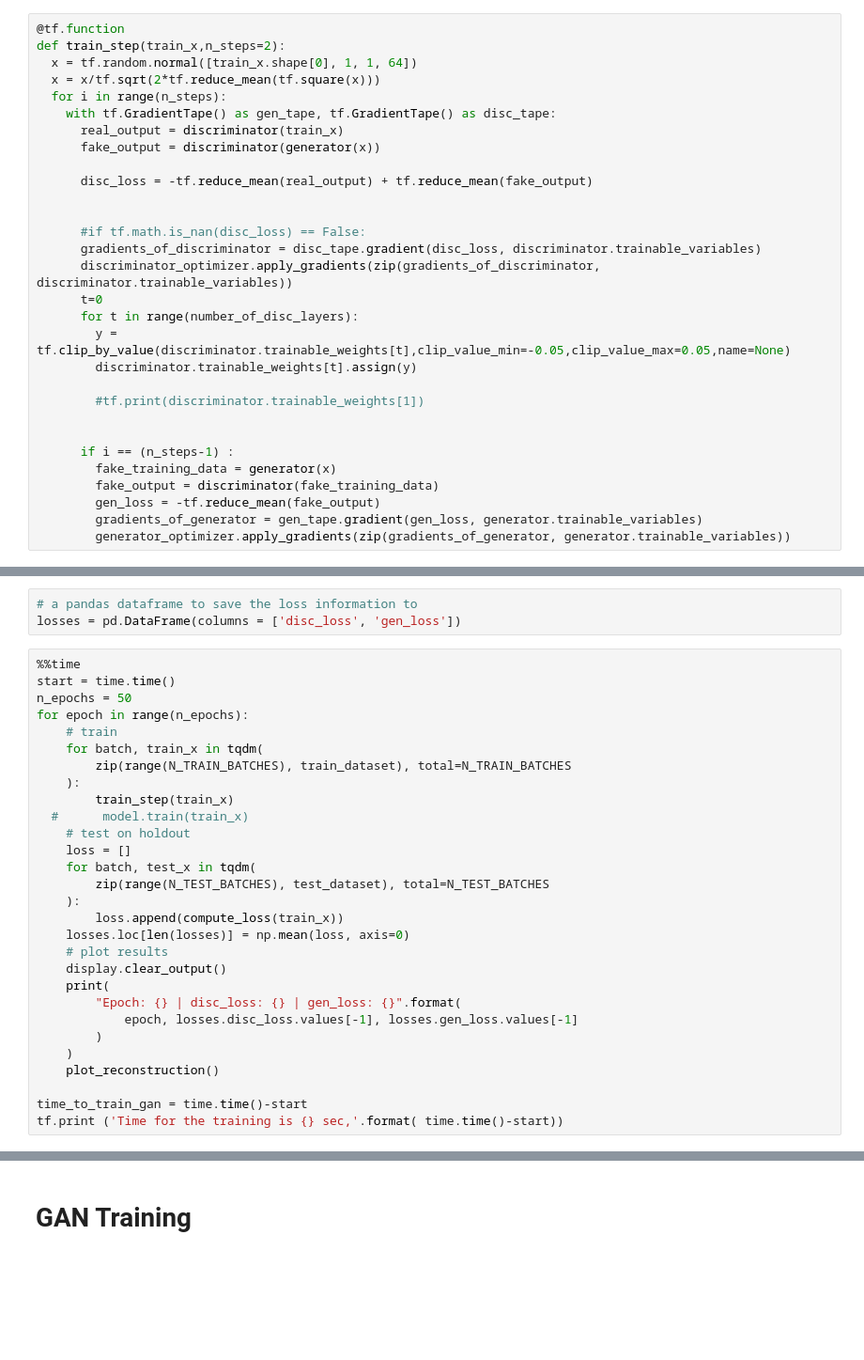
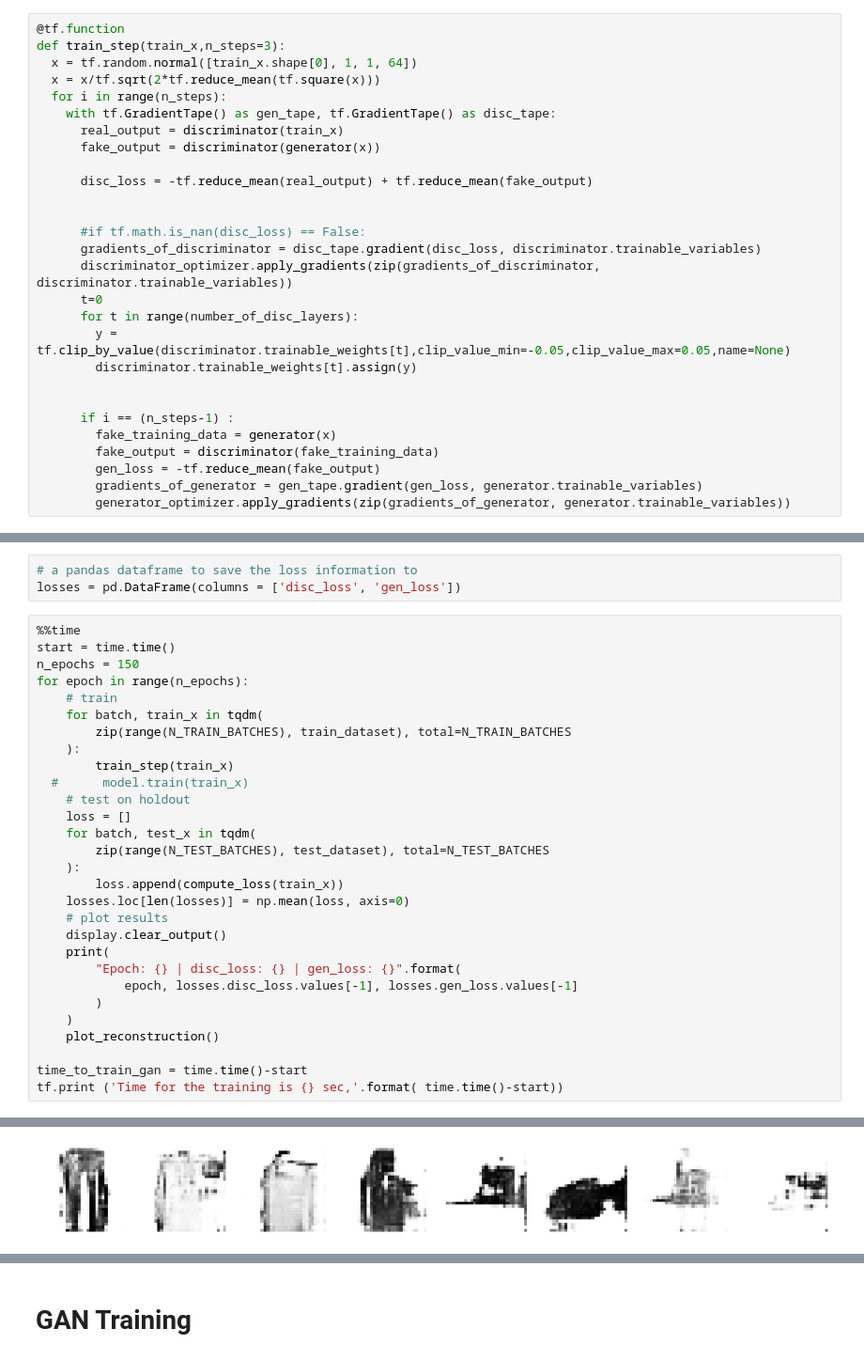
Before and after one commit to YBen1/Wasserstein-GAN-Tensorflow-2, a Jupyter notebook: Wasserstein_GAN_tf2.ipynb, the cells around one changed output, grey strips where cells are left out. Shown at 94% size. Saved outputs shown, nothing was run; the diff lists cells and outputs as text; blank space fills up the shorter version.

```diff
--- a/Wasserstein_GAN_tf2.ipynb
+++ b/Wasserstein_GAN_tf2.ipynb
@@ -138,7 +138,7 @@ def compute_loss(train_x):
 ### GAN Training functions
 # %%
 @tf.function
-def train_step(train_x,n_steps=2):
+def train_step(train_x,n_steps=3):
   x = tf.random.normal([train_x.shape[0], 1, 1, 64])
   x = x/tf.sqrt(2*tf.reduce_mean(tf.square(x)))
   for i in range(n_steps):
@@ -157,8 +157,6 @@ def train_step(train_x,n_steps=2):
         y = tf.clip_by_value(discriminator.trainable_weights[t],clip_value_min=-0.05,clip_value_max=0.05,name=None)
         discriminator.trainable_weights[t].assign(y)
 
-        #tf.print(discriminator.trainable_weights[1])
-
 
       if i == (n_steps-1) :
         fake_training_data = generator(x)
@@ -183,7 +181,7 @@ losses = pd.DataFrame(columns = ['disc_loss', 'gen_loss'])
 # %%
 %%time
 start = time.time()
-n_epochs = 50
+n_epochs = 150
 for epoch in range(n_epochs):
     # train
     for batch, train_x in tqdm(
@@ -213 +212,2 @@ tf.print ('Time for the training is {} sec,'.format( time.time()-start))
+[figure, added]
 [interactive output not drawn]
```
Also changed, not shown: parts of 4 cells of this notebook.
